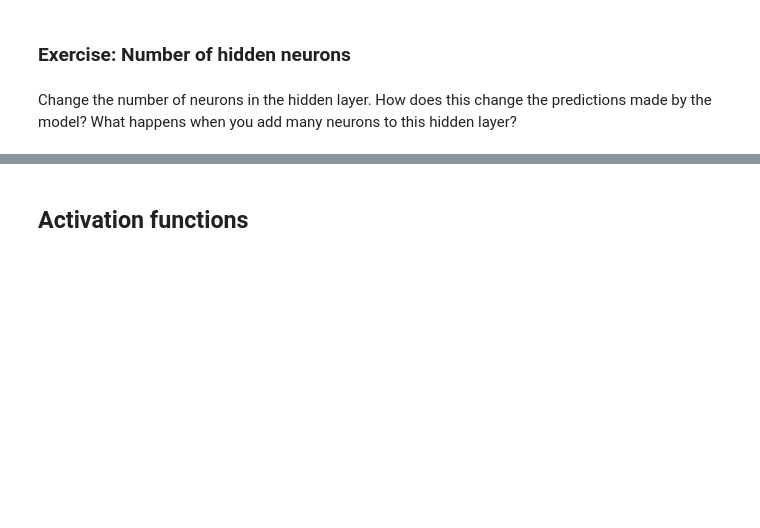
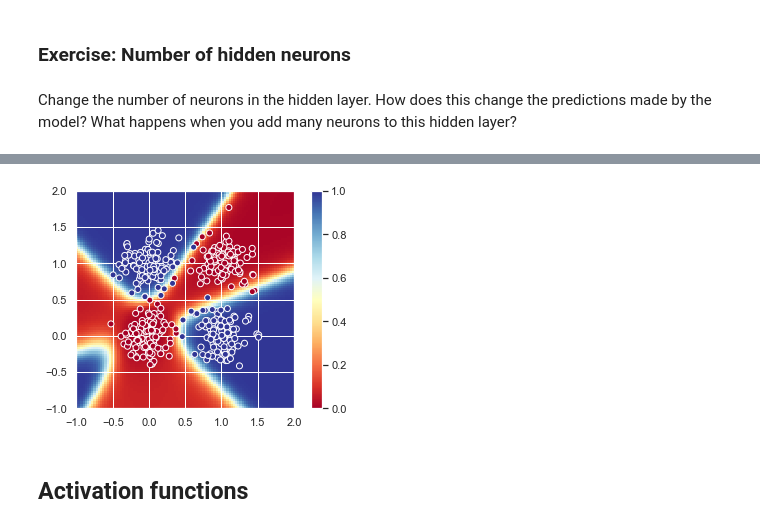
Before and after one commit to resurrexi/intro-to-tf2.0-oreilly-live, a Jupyter notebook: tensorflow/TF_Basic_Neural_Networks.ipynb, the cells around one changed output, grey strips where cells are left out. Drawn from its saved outputs; the diff is of its cells as text; code cells hidden in the pictures; blank space fills up the shorter version.

```diff
--- a/tensorflow/TF_Basic_Neural_Networks.ipynb
+++ b/tensorflow/TF_Basic_Neural_Networks.ipynb
@@ -197,11 +359,14 @@ class DenseNeuralNetwork():
 
     def loss(self, X, y, return_func=False):
         def loss_():
-            for W, b in self.layers[:-1]:
-                _ = tf.nn.sigmoid(tf.matmul(X, W) + b)
+            W, b = self.layers[0]
+            h = tf.nn.sigmoid(tf.matmul(X, W) + b)
+
+            for W, b in self.layers[1:-1]:
+                h = tf.nn.sigmoid(tf.matmul(h, W) + b)
 
             W, b = self.layers[-1]
-            logits = tf.matmul(_, W) + b
+            logits = tf.matmul(h, W) + b
             return tf.reduce_mean(tf.nn.sigmoid_cross_entropy_with_logits(logits=logits, labels=y))
 
         if not return_func:
@@ -222,11 +387,14 @@ class DenseNeuralNetwork():
         return self
 
     def predict_proba(self, X):
-        for W, b in self.layers[:-1]:
-            _ = tf.nn.sigmoid(tf.matmul(X, W) + b)
+        W, b = self.layers[0]
+        h = tf.nn.sigmoid(tf.matmul(X, W) + b)
+
+        for W, b in self.layers[1:-1]:
+            h = tf.nn.sigmoid(tf.matmul(h, W) + b)
 
         W, b = self.layers[-1]
-        return tf.nn.sigmoid(tf.matmul(_, W) + b)
+        return tf.nn.sigmoid(tf.matmul(h, W) + b)
 
     def predict(self, X):
         return tf.cast(self.predict_proba(X) > 0.5, dtype=tf.float32)
@@ -278,3 +471,14 @@ dnn.layers[1][0].numpy()
 ### Exercise: Number of hidden neurons
 # %% [markdown]
 Change the number of neurons in the hidden layer.  How does this change the predictions made by the model?  What happens when you add many neurons to this hidden layer?
+# %%
+hidden_size = 4
+
+layers = [(2, hidden_size), (hidden_size, 1)]
+
+dnn = DenseNeuralNetwork(layers, eta=.5)
+
+for i in range(10):
+    dnn.fit(data, labels, 300)
+    print('Loss: {}'.format(dnn.loss(data, labels)))
+    print('Accuracy: {}'.format(dnn.score(data, labels)))
@@ -281,3 +503,15 @@ Change the number of neurons in the hidden layer.  How does this change the pred
+# %%
+mesh = np.column_stack([a.reshape(-1) for a in np.meshgrid(np.r_[-1:2:100j], np.r_[-1:2:100j])]).astype(np.float32)
+ymesh = dnn.predict_proba(mesh).numpy()
+
+plt.imshow(ymesh.reshape(100,100), cmap=plt.cm.RdYlBu, origin='lower',
+           extent=(-1, 2, -1, 2), vmin=0, vmax=1)
+plt.scatter(data[:, 0], data[:, 1], c=labels.ravel(), cmap=plt.cm.RdYlBu,
+            edgecolor='w', lw=1)
+plt.axis((-1, 2, -1, 2))
+plt.colorbar();
+# %% [output]
+[figure, added]
 # %% [markdown]
 ## Activation functions
 # %% [markdown]
```
Also changed, not shown: parts of 25 cells of this notebook, 3 other files.
